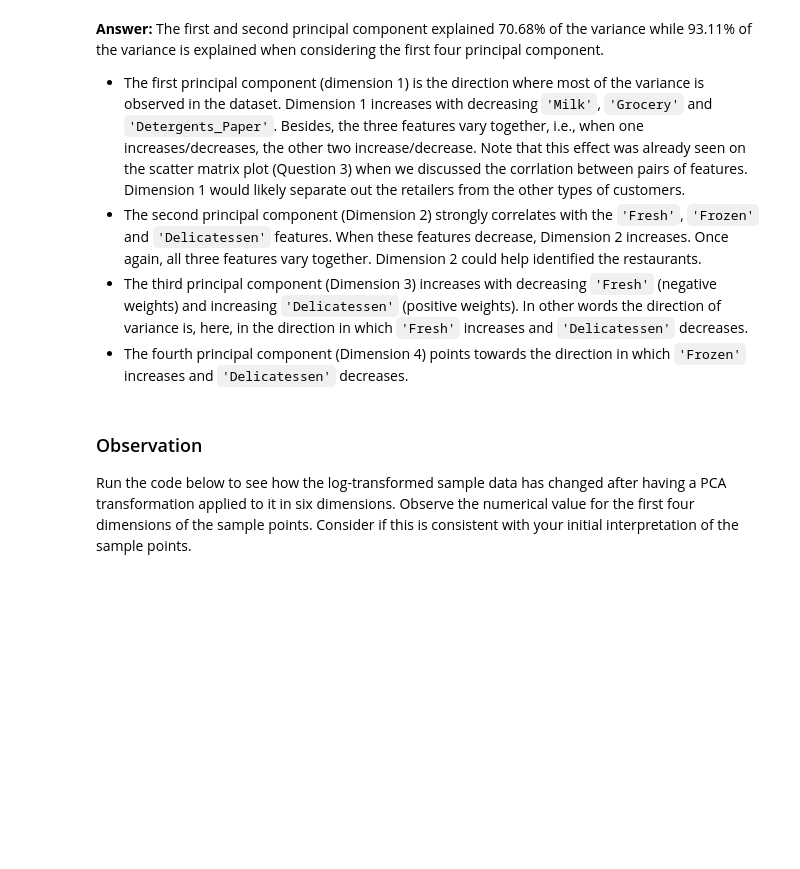
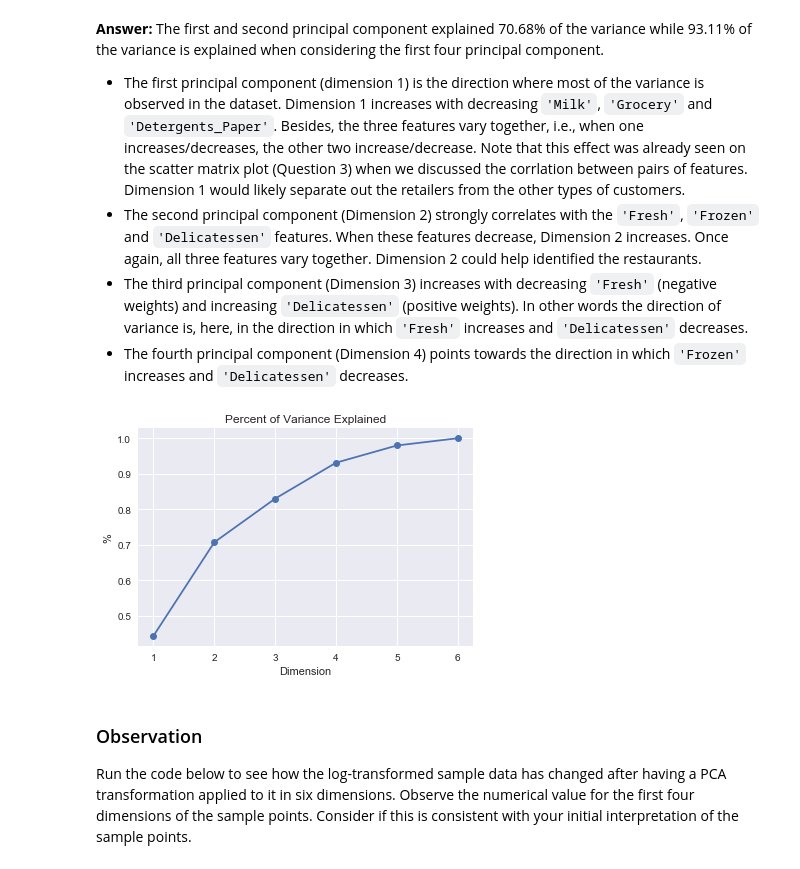
Before and after one commit to rouille/UdacityMachineLearning, a Jupyter notebook: projects/customer_segments/customer_segments.ipynb, the cells around one changed output. Saved outputs shown, nothing was run; the diff lists cells and outputs as text; code cells hidden in the pictures; blank space fills up the shorter version.

```diff
--- a/projects/customer_segments/customer_segments.ipynb
+++ b/projects/customer_segments/customer_segments.ipynb
@@ -333,6 +341,15 @@ pca_results = vs.pca_results(good_data, pca)
 * The second principal component (Dimension 2) strongly correlates with the `'Fresh'`, `'Frozen'` and `'Delicatessen'` features. When these features decrease, Dimension 2 increases. Once again, all three features vary together. Dimension 2 could help identified the restaurants.
 * The third principal component (Dimension 3) increases with decreasing `'Fresh'` (negative weights) and increasing `'Delicatessen'` (positive weights). In other words the direction of variance is, here, in the direction in which `'Fresh'` increases and `'Delicatessen'` decreases.
 * The fourth principal component (Dimension 4) points towards the direction in which `'Frozen'` increases and `'Delicatessen'` decreases.
+# %%
+pca.explained_variance_ratio_
+plt.plot(np.arange(1, 7), np.cumsum(pca.explained_variance_ratio_), '-o')
+plt.xlabel('Dimension')
+plt.ylabel('%')
+plt.title("Percent of Variance Explained")
+plt.show()
+# %% [output]
+[figure, added]
 # %% [markdown]
 ### Observation
 Run the code below to see how the log-transformed sample data has changed after having a PCA transformation applied to it in six dimensions. Observe the numerical value for the first four dimensions of the sample points. Consider if this is consistent with your initial interpretation of the sample points.
```
Also changed, not shown: parts of 24 cells of this notebook, 1 other file.
